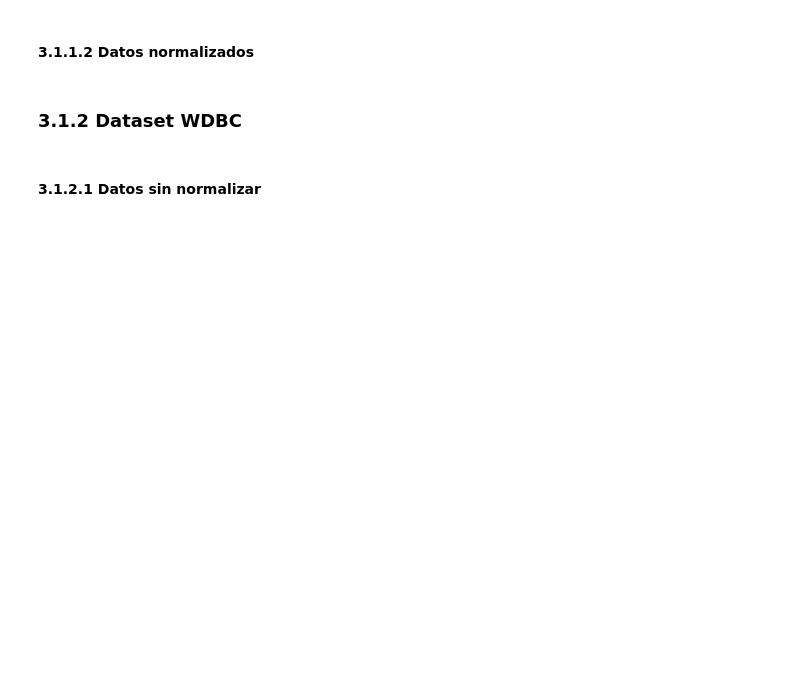
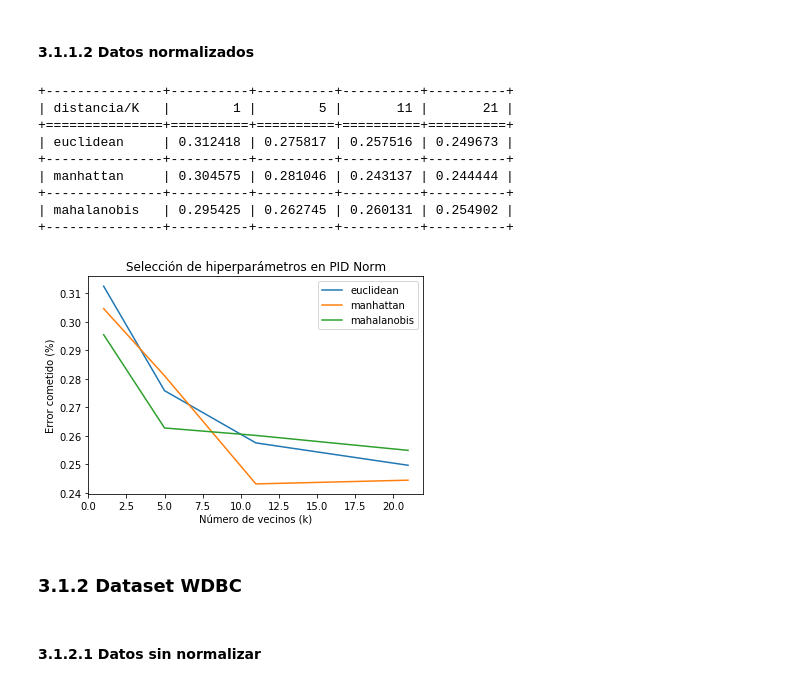
Before and after one commit to AlejandroSantorum/MachineLearning_Assignments, a Jupyter notebook: Assignment2/test_KNN-LR.ipynb, the cells around one changed output. Cells and saved outputs as stored; diff of their text form; code cells hidden in the pictures; blank space fills up the shorter version.

```diff
--- a/Assignment2/test_KNN-LR.ipynb
+++ b/Assignment2/test_KNN-LR.ipynb
@@ -788,5 +824,18 @@ Concluimos esta sección ratificando los mejores resultados:
 # %% [markdown]
 #### 3.1.1.2 Datos normalizados
+# %%
+run_knnSK(dists, Ks, strat_cross_f5, db_pid_norm, "PID Norm")
+# %% [output]
++---------------+----------+----------+----------+----------+
+| distancia/K   |        1 |        5 |       11 |       21 |
++===============+==========+==========+==========+==========+
+| euclidean     | 0.312418 | 0.275817 | 0.257516 | 0.249673 |
++---------------+----------+----------+----------+----------+
+| manhattan     | 0.304575 | 0.281046 | 0.243137 | 0.244444 |
++---------------+----------+----------+----------+----------+
+| mahalanobis   | 0.295425 | 0.262745 | 0.260131 | 0.254902 |
++---------------+----------+----------+----------+----------+
+[figure, added]
 # %% [markdown]
 ### 3.1.2 Dataset WDBC
 # %% [markdown]
```
Also changed, not shown: parts of 35 cells of this notebook, 1 other file.
